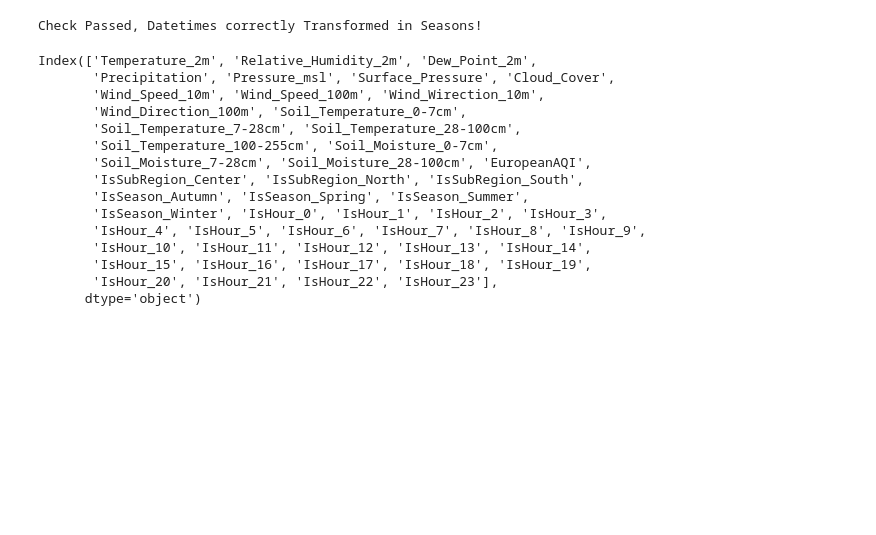
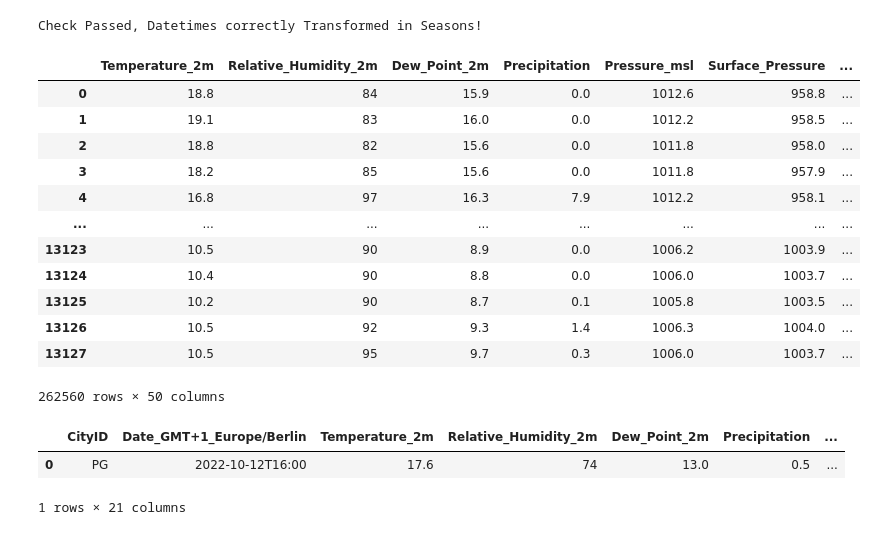
Before and after one commit to KazuhiraBenedictMiller/AirQualityPredictions, a Jupyter notebook: Notebooks/RefactorTest.ipynb, the cells around one changed output. Saved outputs shown, nothing was run; the diff lists cells and outputs as text; code cells hidden in the pictures; blank space fills up the shorter version.

```diff
--- a/Notebooks/RefactorTest.ipynb
+++ b/Notebooks/RefactorTest.ipynb
@@ -199,22 +187,20 @@ DF
 # %%
-FEDF = featureengineering.EngineerFeatures(DF)
+FEDF = featureengineering.EngineerWholeDF(DF)
 # %% [output]
 Check Passed, Datetimes correctly Transformed in Seasons!
 # %%
-FEDF.columns
+FEDF
 # %% [output]
+|  | Temperature_2m | Relative_Humidity_2m | Dew_Point_2m | Precipitation | Pressure_msl | Surface_Pressure | ... |
+| 0 | 18.8 | 84 | 15.9 | 0.0 | 1012.6 | 958.8 | ... |
+| 1 | 19.1 | 83 | 16.0 | 0.0 | 1012.2 | 958.5 | ... |
+| 2 | 18.8 | 82 | 15.6 | 0.0 | 1011.8 | 958.0 | ... |
+| 3 | 18.2 | 85 | 15.6 | 0.0 | 1011.8 | 957.9 | ... |
+| 4 | 16.8 | 97 | 16.3 | 7.9 | 1012.2 | 958.1 | ... |
+| ... | ... | ... | ... | ... | ... | ... | ... |
+| 13123 | 10.5 | 90 | 8.9 | 0.0 | 1006.2 | 1003.9 | ... |
+| 13124 | 10.4 | 90 | 8.8 | 0.0 | 1006.0 | 1003.7 | ... |
+| 13125 | 10.2 | 90 | 8.7 | 0.1 | 1005.8 | 1003.5 | ... |
+| 13126 | 10.5 | 92 | 9.3 | 1.4 | 1006.3 | 1004.0 | ... |
+| 13127 | 10.5 | 95 | 9.7 | 0.3 | 1006.0 | 1003.7 | ... |
-Index(['Temperature_2m', 'Relative_Humidity_2m', 'Dew_Point_2m',
-       'Precipitation', 'Pressure_msl', 'Surface_Pressure', 'Cloud_Cover',
-       'Wind_Speed_10m', 'Wind_Speed_100m', 'Wind_Wirection_10m',
-       'Wind_Direction_100m', 'Soil_Temperature_0-7cm',
-       'Soil_Temperature_7-28cm', 'Soil_Temperature_28-100cm',
-       'Soil_Temperature_100-255cm', 'Soil_Moisture_0-7cm',
-       'Soil_Moisture_7-28cm', 'Soil_Moisture_28-100cm', 'EuropeanAQI',
-       'IsSubRegion_Center', 'IsSubRegion_North', 'IsSubRegion_South',
-       'IsSeason_Autumn', 'IsSeason_Spring', 'IsSeason_Summer',
-       'IsSeason_Winter', 'IsHour_0', 'IsHour_1', 'IsHour_2', 'IsHour_3',
-       'IsHour_4', 'IsHour_5', 'IsHour_6', 'IsHour_7', 'IsHour_8', 'IsHour_9',
-       'IsHour_10', 'IsHour_11', 'IsHour_12', 'IsHour_13', 'IsHour_14',
-       'IsHour_15', 'IsHour_16', 'IsHour_17', 'IsHour_18', 'IsHour_19',
-       'IsHour_20', 'IsHour_21', 'IsHour_22', 'IsHour_23'],
-      dtype='object')
+262560 rows × 50 columns
@@ -220,0 +255,8 @@ Index(['Temperature_2m', 'Relative_Humidity_2m', 'Dew_Point_2m',
+# %%
+SingleRecord = DF.reset_index(drop=True).loc[[1000]]
+SingleRecord = SingleRecord.reset_index(drop=True)
+SingleRecord
+# %% [output]
+|  | CityID | Date_GMT+1_Europe/Berlin | Temperature_2m | Relative_Humidity_2m | Dew_Point_2m | Precipitation | ... |
+| 0 | PG | 2022-10-12T16:00 | 17.6 | 74 | 13.0 | 0.5 | ... |
+1 rows × 21 columns
```
Also changed, not shown: parts of 9 cells of this notebook, 2 other files.
